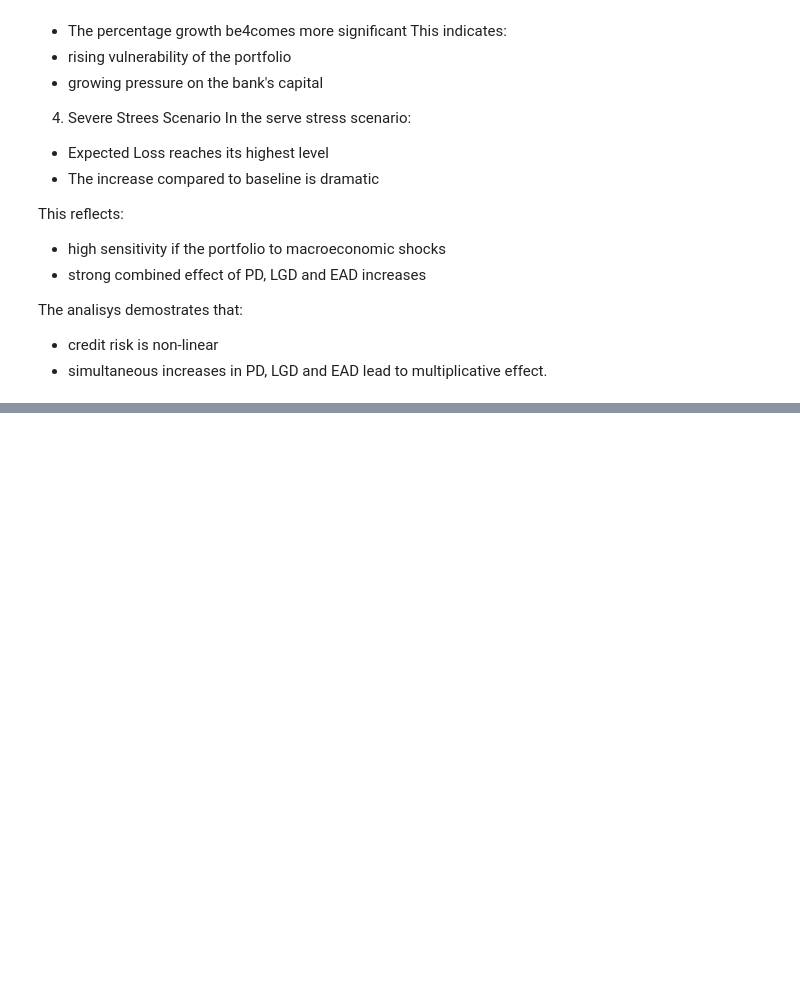
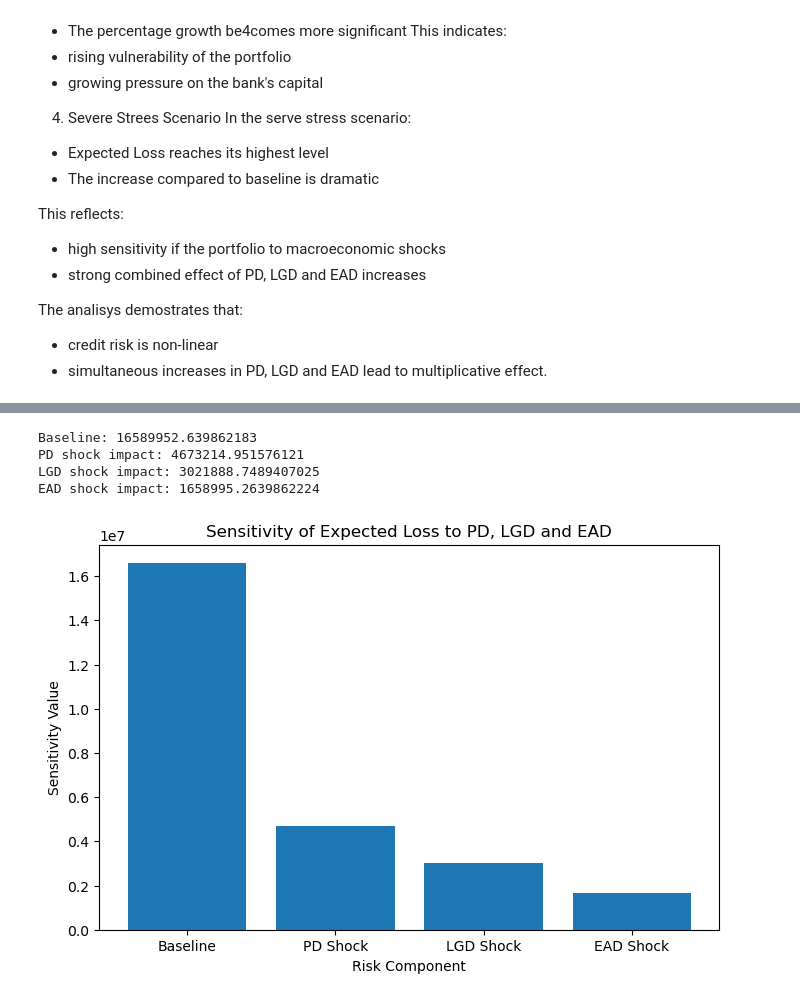
Before and after one commit to cvetelinamin/Math-Concepts-for-Developers-Exam-Project, a Jupyter notebook: Credit Risk Scoring System.ipynb, the cells around one changed output, grey strips where cells are left out. Cells and saved outputs as stored; diff of their text form; code cells hidden in the pictures; blank space fills up the shorter version.

```diff
--- a/Credit Risk Scoring System.ipynb
+++ b/Credit Risk Scoring System.ipynb
@@ -521 +578,37 @@ The analisys demostrates that:
+# %%
+# Shock scenarios
+pd_shock = 0.226 # +5 percentage points
+lgd_shock = average_lgd + 0.10 # +10 percentage points
+ead_shock = total_ead * 1.10 # +10 percentage points
+
+#New EL values
+el_pd_shock = pd_shock*average_lgd*total_ead
+el_lgd_shock = probability_defult*lgd_shock*total_ead
+el_ead_shock = probability_defult*average_lgd*ead_shock
+
+#Differnces
+impact_pd = el_pd_shock - el_baseline
+impact_lgd = el_lgd_shock - el_baseline
+impact_ead = el_ead_shock - el_baseline
+
+print("Baseline:", el_baseline)
+print("PD shock impact:",impact_pd)
+print("LGD shock impact:",impact_lgd)
+print("EAD shock impact:",impact_ead)
+
+#Plot
+labels = ["Baseline", "PD Shock", "LGD Shock", "EAD Shock"]
+values = [el_baseline,impact_pd, impact_lgd, impact_ead]
+plt.figure(figsize=(8,5))
+plt.bar(labels, values)
+plt.title("Sensitivity of Expected Loss to PD, LGD and EAD")
+plt.ylabel("Sensitivity Value")
+plt.xlabel("Risk Component")
+plt.show()
+# %% [output]
+Baseline: 16589952.639862183
+PD shock impact: 4673214.951576121
+LGD shock impact: 3021888.7489407025
+EAD shock impact: 1658995.2639862224
+[figure, added]
 # %% [markdown]
```
Also changed, not shown: parts of 10 cells of this notebook.
